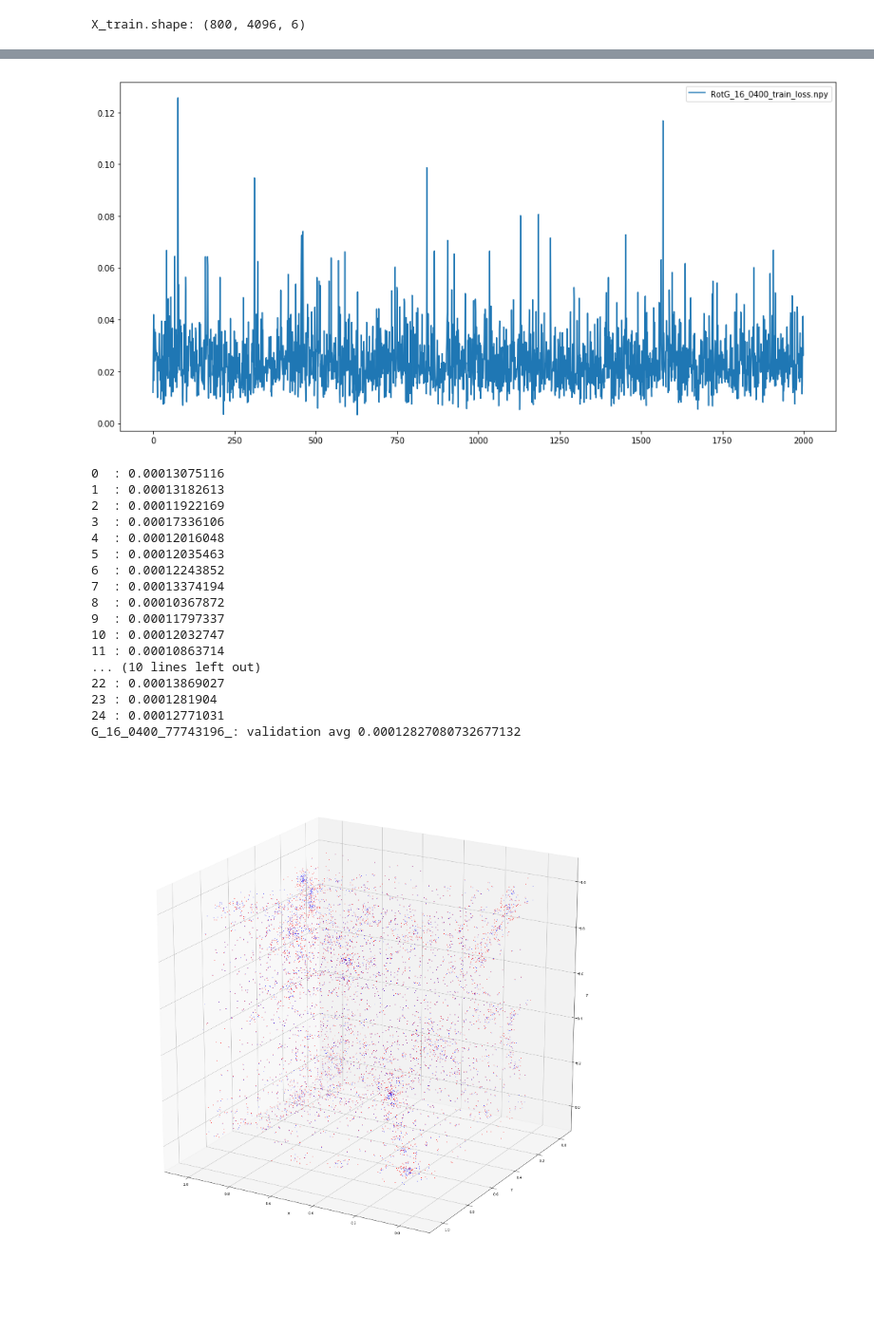
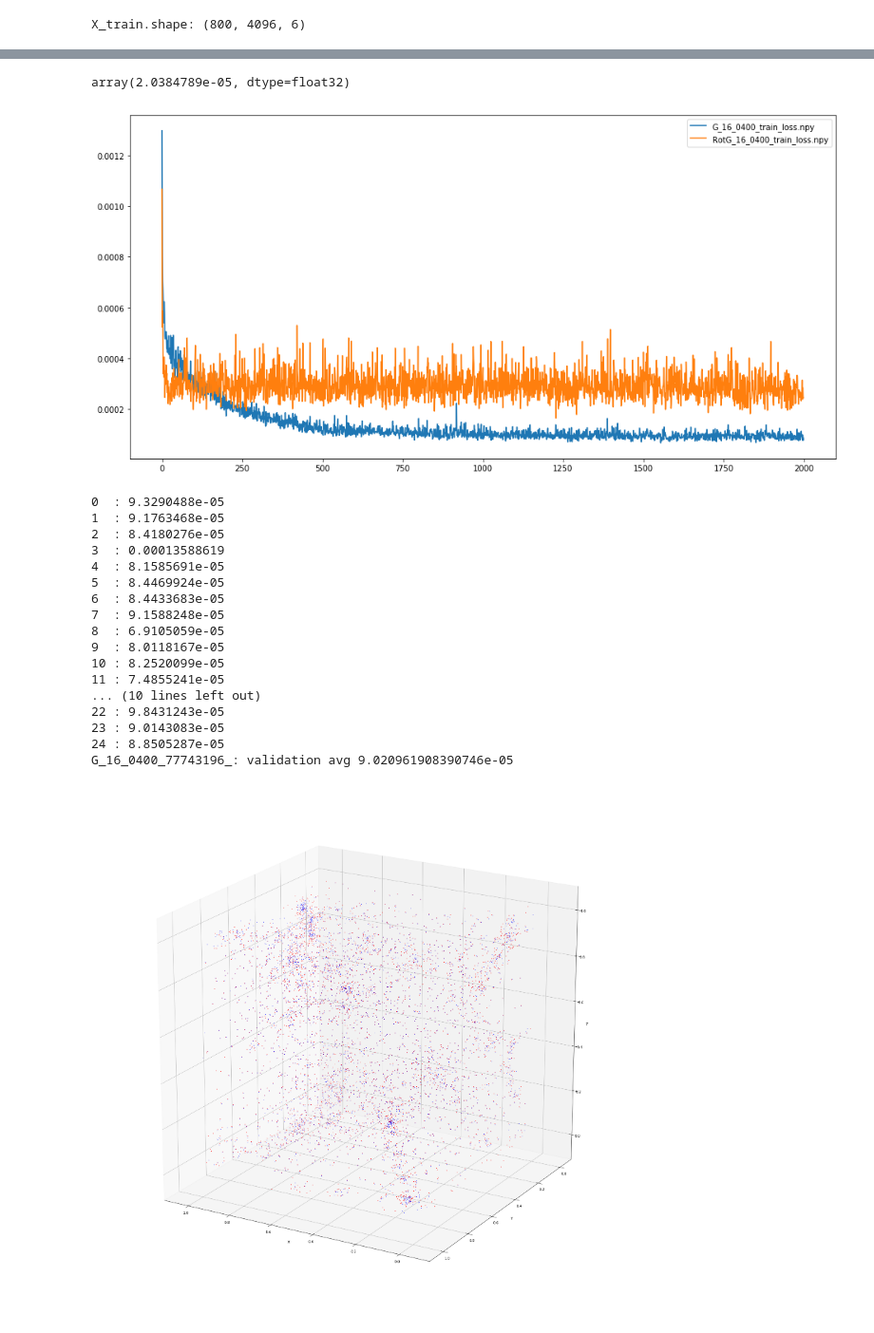
Before and after one commit to evdcush/N-Body_PointCloudEvolution, a Jupyter notebook: train.ipynb, the cells around one changed output, grey strips where cells are left out. Shown at 95% size. Cells and saved outputs as stored; diff of their text form; code cells hidden in the pictures.

```diff
--- a/train.ipynb
+++ b/train.ipynb
@@ -41,9 +41,9 @@ zX, zY = 0.4, 0.0
 model_type = 1 # {0:set, 1:graph, 2:vel}
 mtype  = NBODY_MODELS[model_type]
 channels = CHANNELS[model_type]
-mname  = 'Rot'
+mname  = 'Rot2'
 theta = None
-use_theta = 0
+use_theta = 1
 save_label = data_utils.get_save_label(mname, MTAGS[model_type], use_theta, num_particles, zX, zY)
 if use_theta == 1:
     thetas = np.load('./thetas_timesteps.npy').item()
@@ -103,15 +103,19 @@ model tag: RotG_16_0400_77743196_
 # %%
 # train loop
+denom = 2*(2**(1/2.)) # 2 * sqrt(2)
+eps = 0.095
+bound = ((-1/denom) + eps, (1/denom) - eps)
 for cur_iter in range(num_iters):
     model.zerograds() # must always zero grads before another forward pass!
 
     # create mini-batches for training
     _x_in, _x_true = data_utils.next_minibatch([X_train, Y_train], mb_size, data_aug='rotate')
+    #_x_in, _x_true = data_utils.normalize(_x_in), data_utils.normalize(_x_true)
     x_in, x_true = chainer.Variable(_x_in), chainer.Variable(_x_true)
 
     # get prediction and loss
     x_hat = model(x_in, add=True) # prediction
-    loss = nn.get_bounded_MSE(x_hat, x_true, boundary=BOUND) # bound = 0.095
+    loss = nn.get_bounded_MSE(x_hat, x_true, boundary=bound) # bound = 0.095
     #loss, loc_loss, vel_loss = nn.get_bounded_MSE_vel(x_hat, x_true, boundary=BOUND) # bound = 0.095
 
     # backprop and update
@@ -136,14 +146,19 @@ data_utils.save_model([model, optimizer], model_dir + model_save_label)
+# %%
+xp.min(_x_true[...,:3])
+# %% [output]
+array(2.0384789e-05, dtype=float32)
 # %%
-loss_labels = [#'G_16_0400_train_loss.npy',
-               'RotG_16_0400_train_loss.npy']
+loss_labels = ['G_16_0400_train_loss.npy',
+               'RotG_16_0400_train_loss.npy'
+               'Rot2GL_16_0400_train_loss.npy']
 lh_dict = {llabel:np.load(loss_path + llabel) for llabel in loss_labels}
 plt.close('all')
 plt.figure(figsize=(16,8))
 pstart = 0
 for label, loss in lh_dict.items():
     plt.plot(loss[pstart:], label=label)
 plt.legend()
 display.display(plt.gcf())
 display.clear_output(wait=True)
 # %% [output]
-[figure, old version]
+[figure, new version]
@@ -150,5 +171,6 @@ display.clear_output(wait=True)
 # %%
 # validation
+validation_loss_history = np.zeros((num_val_batches))
 with chainer.using_config('train', False):
     for val_iter in range(num_val_batches):
         j,k = val_iter * mb_size, (val_iter+1) * mb_size
@@ -156,26 +178,26 @@ with chainer.using_config('train', False):
         val_in, val_true = chainer.Variable(_val_in), chainer.Variable(_val_true)
 
         val_hat  = model(val_in, add=True)
-        val_loss = nn.mean_squared_error(val_hat, val_true, boundary=BOUND)
+        val_loss = nn.mean_squared_error(val_hat, val_true)
         validation_loss_history[val_iter] = cuda.to_cpu(val_loss.data)
         print('{:<3}: {:.8}'.format(val_iter, validation_loss_history[val_iter]))
     np.save(loss_path + save_label + 'val_loss', validation_loss_history)
     print('{}: validation avg {}'.format(model_save_label, np.mean(validation_loss_history)))
 # %% [output]
-0  : 0.00013075116
-1  : 0.00013182613
-2  : 0.00011922169
-3  : 0.00017336106
-4  : 0.00012016048
-5  : 0.00012035463
-6  : 0.00012243852
-7  : 0.00013374194
-8  : 0.00010367872
-9  : 0.00011797337
-10 : 0.00012032747
-11 : 0.00010863714
+0  : 9.3290488e-05
+1  : 9.1763468e-05
+2  : 8.4180276e-05
+3  : 0.00013588619
+4  : 8.1585691e-05
+5  : 8.4469924e-05
+6  : 8.4433683e-05
+7  : 9.1588248e-05
+8  : 6.9105059e-05
+9  : 8.0118167e-05
+10 : 8.2520099e-05
+11 : 7.4855241e-05
 ... (10 lines left out)
-22 : 0.00013869027
-23 : 0.0001281904
-24 : 0.00012771031
-G_16_0400_77743196_: validation avg 0.00012827080732677132
+22 : 9.8431243e-05
+23 : 9.0143083e-05
+24 : 8.8505287e-05
+G_16_0400_77743196_: validation avg 9.020961908390746e-05
```
Also changed, not shown: parts of 8 cells of this notebook, 2 other files.
